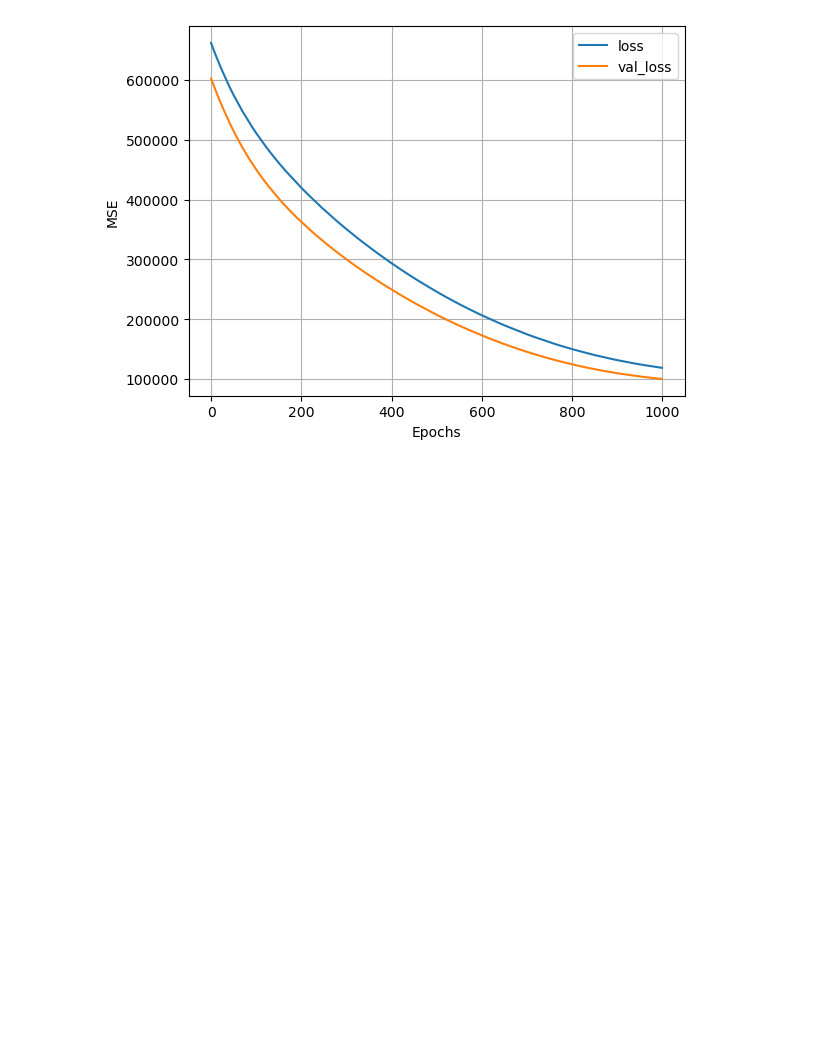
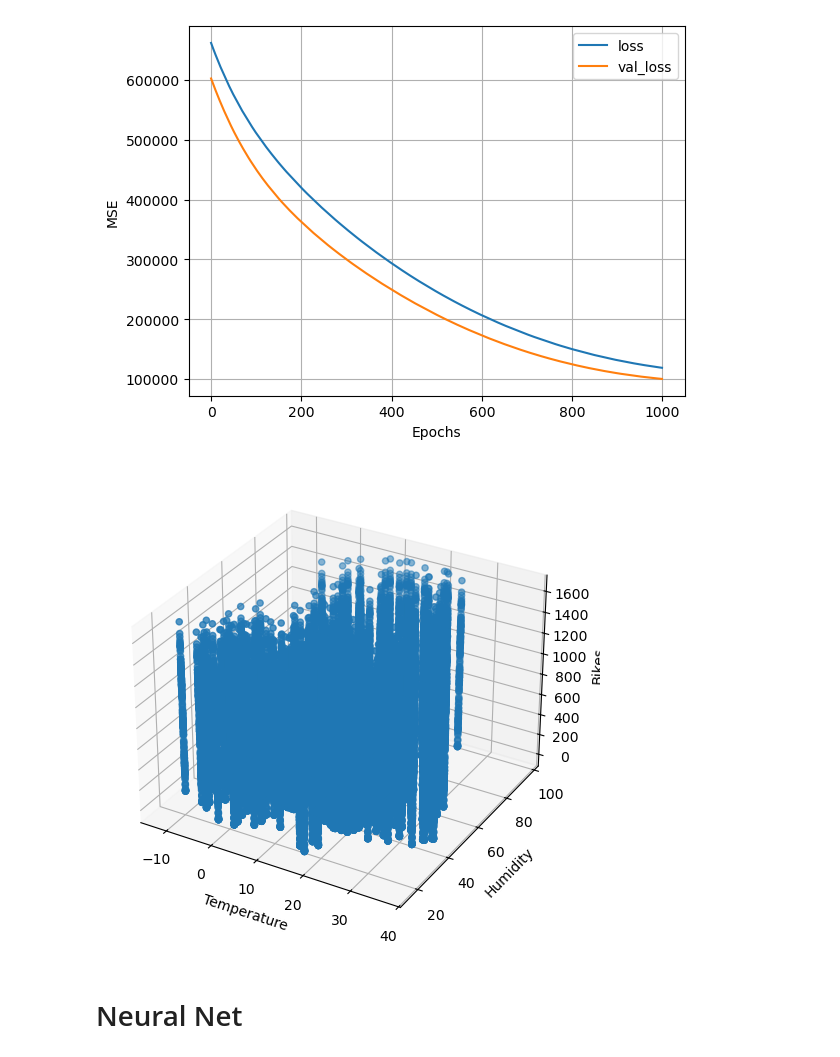
Before and after one commit to nishidhx/xnishidh_learnings, a Jupyter notebook: machine_learning/magic-dataset/regression/bikes-regression.ipynb, the cells around one changed output. Cells and saved outputs as stored; diff of their text form; code cells hidden in the pictures; blank space fills up the shorter version.

```diff
--- a/machine_learning/magic-dataset/regression/bikes-regression.ipynb
+++ b/machine_learning/magic-dataset/regression/bikes-regression.ipynb
@@ -208,3 +209,22 @@ history = all_nn_model.fit(
 plot_loss(history)
 # %% [output]
 [figure]
+# %%
+fig = plt.figure(figsize=(10,6))
+ax = fig.add_subplot(111, projection="3d")
+
+ax.scatter(
+    X_train_all[:,0],
+    X_train_all[:,1],
+    y_train_all
+)
+
+ax.set_xlabel("Temperature")
+ax.set_ylabel("Humidity")
+ax.set_zlabel("Bikes")
+
+plt.show()
+# %% [output]
+[figure, added]
+# %% [markdown]
+# Neural Net
```
Also changed, not shown: parts of 14 cells of this notebook.
